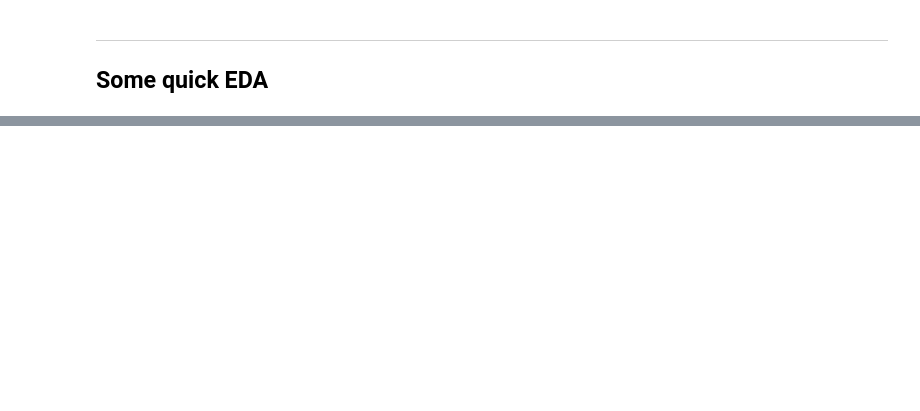
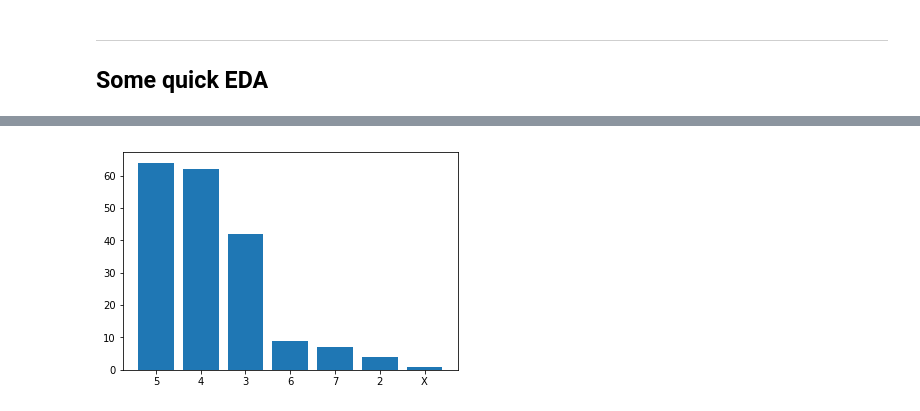
Before and after one commit to CreightonAshton/MTG_Recommender, a Jupyter notebook: Code/01 - Cleaning.ipynb, the cells around one changed output, grey strips where cells are left out. Cells and saved outputs as stored; diff of their text form; code cells hidden in the pictures; blank space fills up the shorter version.

```diff
--- a/Code/01 - Cleaning.ipynb
+++ b/Code/01 - Cleaning.ipynb
@@ -886,0 +976,5 @@ a change
+# %%
+plt.bar(x = df.loc[df['loyalty']!='NONE']['loyalty'].value_counts().index,
+        height = df.loc[df['loyalty']!='NONE']['loyalty'].value_counts());
+# %% [output]
+[figure, added]
```
Also changed, not shown: parts of 45 cells of this notebook, 2 other files.
